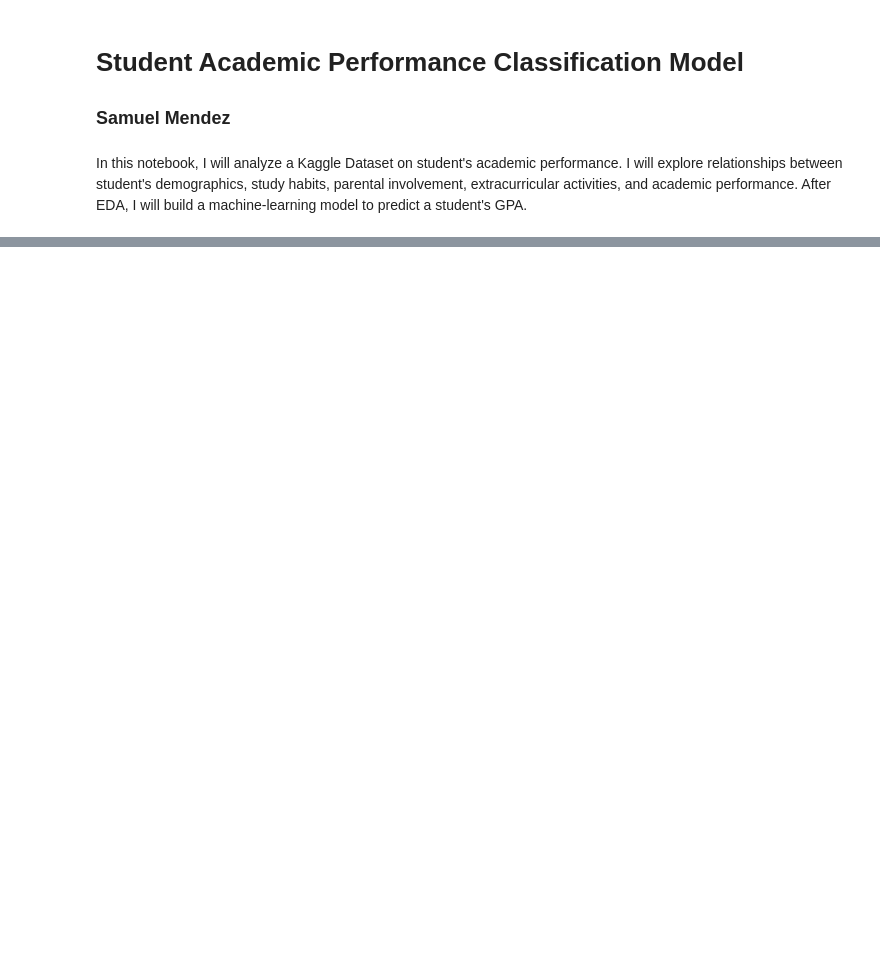
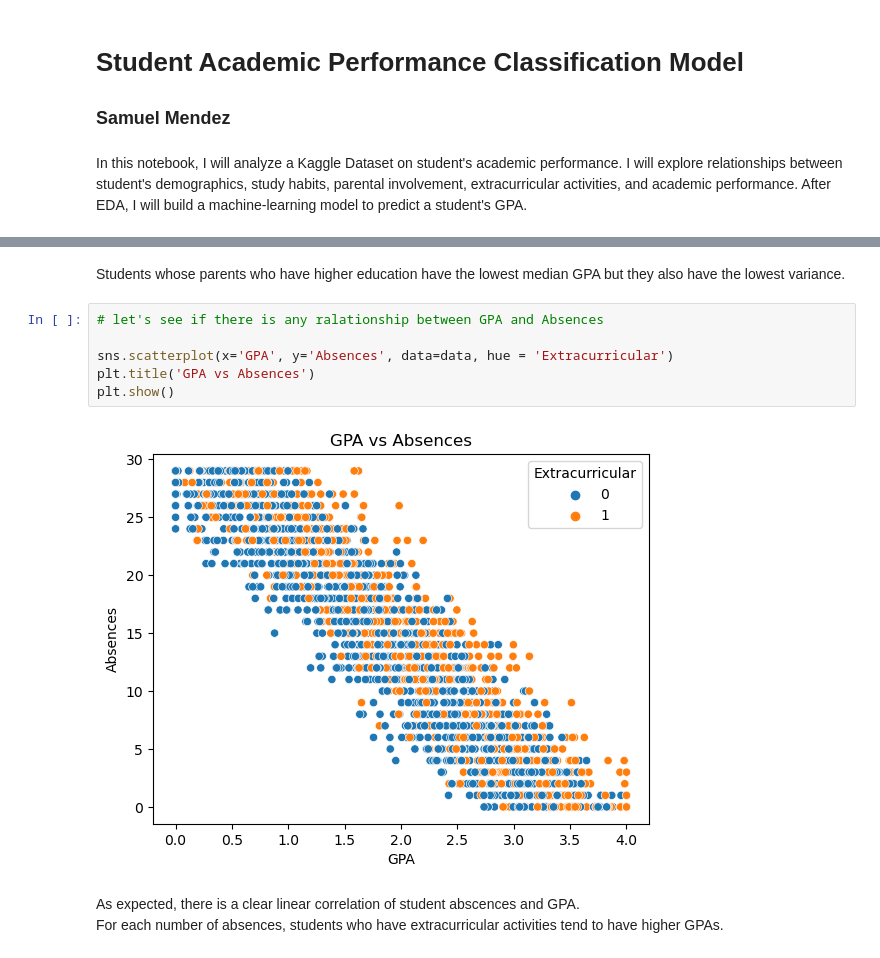
Before and after one commit to smendez9/Student_Performance_Classification, a Jupyter notebook: Student_Performance_Classification.ipynb, the cells around one changed output, grey strips where cells are left out. Saved outputs shown, nothing was run; the diff lists cells and outputs as text; blank space fills up the shorter version.

```diff
--- a/Student_Performance_Classification.ipynb
+++ b/Student_Performance_Classification.ipynb
@@ -58,0 +160,13 @@ import seaborn as sns
+# %% [markdown]
+Students whose parents who have higher education have the lowest median GPA but they also have the lowest variance.
+# %%
+# let's see if there is any ralationship between GPA and Absences
+
+sns.scatterplot(x='GPA', y='Absences', data=data, hue = 'Extracurricular')
+plt.title('GPA vs Absences')
+plt.show()
+# %% [output]
+[figure, added]
+# %% [markdown]
+As expected, there is a clear linear correlation of student abscences and GPA.
+For each number of absences, students who have extracurricular activities tend to have higher GPAs.
```
Also changed, not shown: parts of 33 cells of this notebook.
